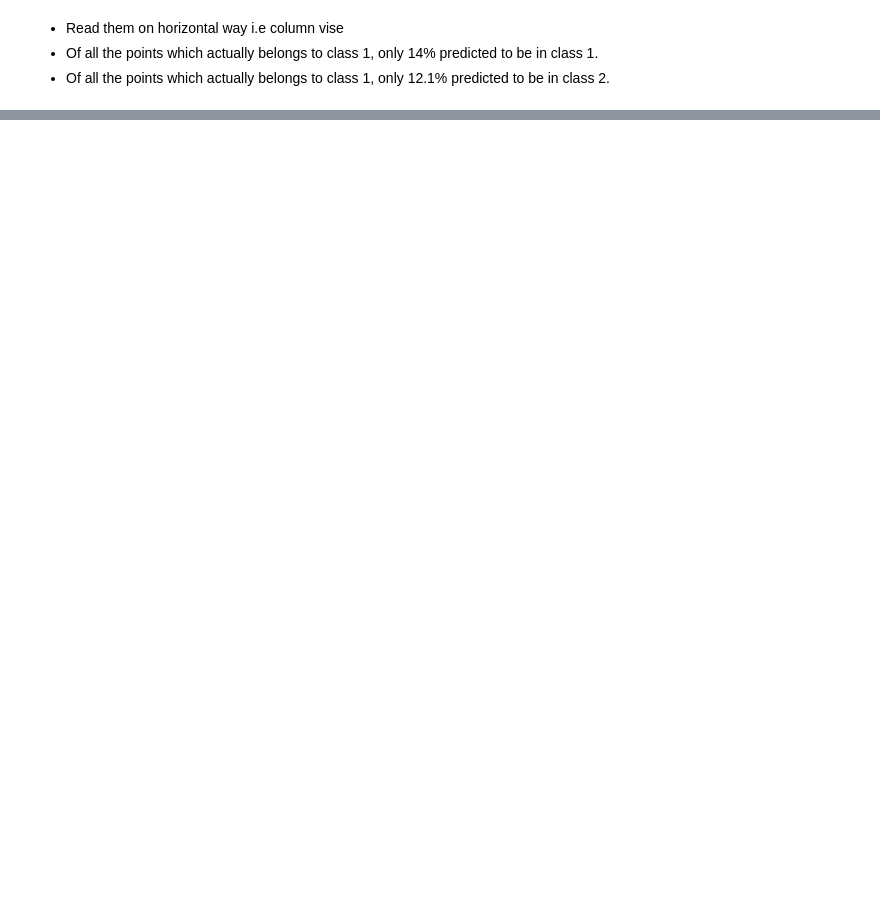
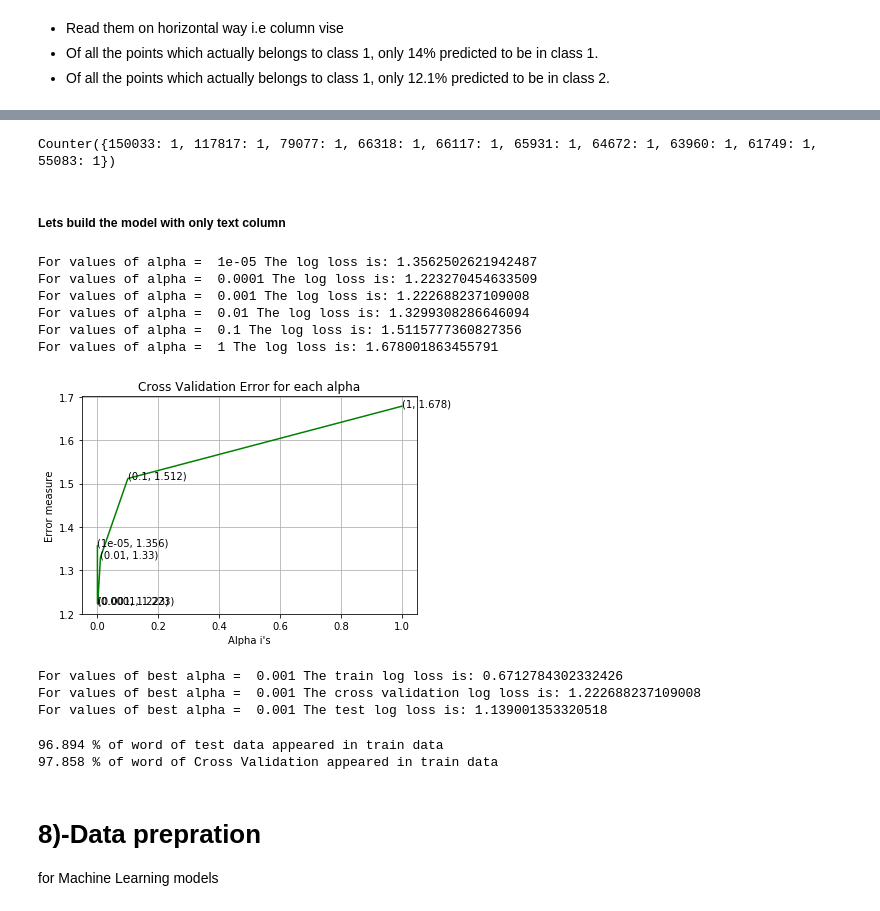
Before and after one commit to HassanSherwani/Kaggle_Challenges, a Jupyter notebook: Personalized Medicine: Redefining Cancer Treatment/Notebook.ipynb, the cells around one changed output, grey strips where cells are left out. Cells and saved outputs as stored; diff of their text form; code cells hidden in the pictures; blank space fills up the shorter version.

```diff
--- a/Personalized Medicine: Redefining Cancer Treatment/Notebook.ipynb
+++ b/Personalized Medicine: Redefining Cancer Treatment/Notebook.ipynb
@@ -558,0 +1032,13 @@ plt.show()
+# %%
+# don't forget to normalize every feature
+train_text_feature_onehotCoding = normalize(train_text_feature_onehotCoding, axis=0)
+
+# we use the same vectorizer that was trained on train data
+test_text_feature_onehotCoding = text_vectorizer.transform(test_df['TEXT'])
+# don't forget to normalize every feature
+test_text_feature_onehotCoding = normalize(test_text_feature_onehotCoding, axis=0)
+
+# we use the same vectorizer that was trained on train data
+cv_text_feature_onehotCoding = text_vectorizer.transform(cv_df['TEXT'])
+# don't forget to normalize every feature
+cv_text_feature_onehotCoding = normalize(cv_text_feature_onehotCoding, axis=0)
@@ -558,0 +1049,54 @@ plt.show()
+# %%
+# Number of words for a given frequency.
+print(Counter(sorted_text_occur[:10]))
+# %% [output]
+Counter({150033: 1, 117817: 1, 79077: 1, 66318: 1, 66117: 1, 65931: 1, 64672: 1, 63960: 1, 61749: 1, 55083: 1})
+# %% [markdown]
+##### Lets build the model with only text column
+# %%
+cv_log_error_array=[]
+for i in alpha:
+    clf = SGDClassifier(alpha=i, penalty='l2', loss='log', random_state=42)
+    clf.fit(train_text_feature_onehotCoding, y_train)
+
+    sig_clf = CalibratedClassifierCV(clf, method="sigmoid")
+    sig_clf.fit(train_text_feature_onehotCoding, y_train)
+    predict_y = sig_clf.predict_proba(cv_text_feature_onehotCoding)
+    cv_log_error_array.append(log_loss(y_cv, predict_y, labels=clf.classes_, eps=1e-15))
+    print('For values of alpha = ', i, "The log loss is:",log_loss(y_cv, predict_y, labels=clf.classes_, eps=1e-15))
+# %% [output]
+For values of alpha =  1e-05 The log loss is: 1.3562502621942487
+For values of alpha =  0.0001 The log loss is: 1.223270454633509
+For values of alpha =  0.001 The log loss is: 1.222688237109008
+For values of alpha =  0.01 The log loss is: 1.3299308286646094
+For values of alpha =  0.1 The log loss is: 1.5115777360827356
+For values of alpha =  1 The log loss is: 1.678001863455791
+# %%
+fig, ax = plt.subplots()
+ax.plot(alpha, cv_log_error_array,c='g')
+for i, txt in enumerate(np.round(cv_log_error_array,3)):
+    ax.annotate((alpha[i],np.round(txt,3)), (alpha[i],cv_log_error_array[i]))
+plt.grid()
+plt.title("Cross Validation Error for each alpha")
+plt.xlabel("Alpha i's")
+plt.ylabel("Error measure")
+plt.show()
+# %% [output]
+[figure, added]
+# %%
+best_alpha = np.argmin(cv_log_error_array)
+clf = SGDClassifier(alpha=alpha[best_alpha], penalty='l2', loss='log', random_state=42)
+clf.fit(train_text_feature_onehotCoding, y_train)
+sig_clf = CalibratedClassifierCV(clf, method="sigmoid")
+sig_clf.fit(train_text_feature_onehotCoding, y_train)
+
+predict_y = sig_clf.predict_proba(train_text_feature_onehotCoding)
+print('For values of best alpha = ', alpha[best_alpha], "The train log loss is:",log_loss(y_train, predict_y, labels=clf.classes_, eps=1e-15))
+predict_y = sig_clf.predict_proba(cv_text_feature_onehotCoding)
+print('For values of best alpha = ', alpha[best_alpha], "The cross validation log loss is:",log_loss(y_cv, predict_y, labels=clf.classes_, eps=1e-15))
+predict_y = sig_clf.predict_proba(test_text_feature_onehotCoding)
+print('For values of best alpha = ', alpha[best_alpha], "The test log loss is:",log_loss(y_test, predict_y, labels=clf.classes_, eps=1e-15))
+# %% [output]
+For values of best alpha =  0.001 The train log loss is: 0.6712784302332426
+For values of best alpha =  0.001 The cross validation log loss is: 1.222688237109008
+For values of best alpha =  0.001 The test log loss is: 1.139001353320518
@@ -558,0 +1114,13 @@ plt.show()
+# %%
+len1,len2 = get_intersec_text(test_df)
+print(np.round((len2/len1)*100, 3), "% of word of test data appeared in train data")
+len1,len2 = get_intersec_text(cv_df)
+print(np.round((len2/len1)*100, 3), "% of word of Cross Validation appeared in train data")
+# %% [output]
+96.894 % of word of test data appeared in train data
+97.858 % of word of Cross Validation appeared in train data
+# %% [markdown]
+# 8)-Data prepration
+
+
+for Machine Learning models
```
Also changed, not shown: parts of 96 cells of this notebook.
